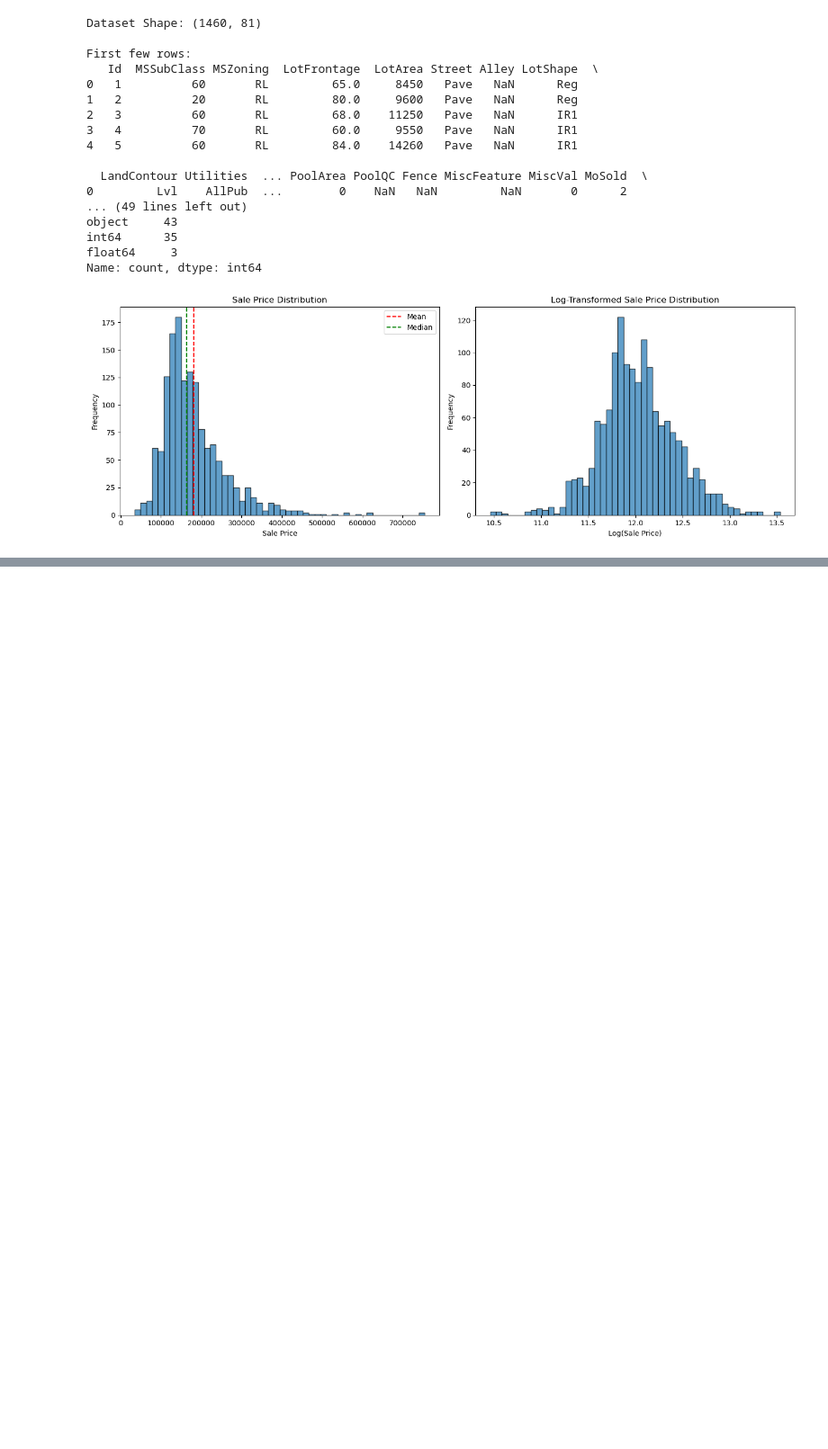
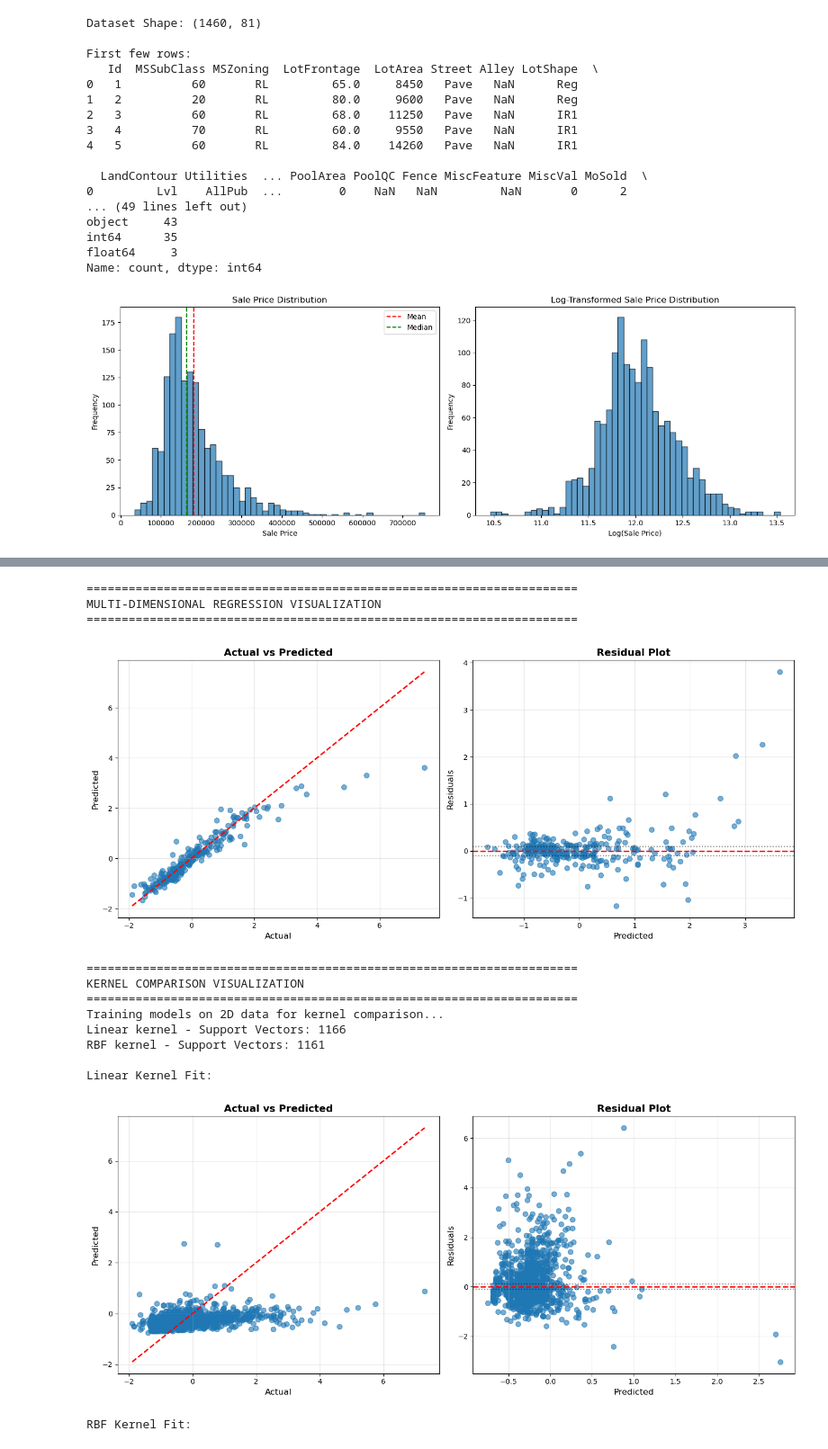
Before and after one commit to TakundaDanha/ml-models-from-scratch, a Jupyter notebook: notebooks/07_svm_demo.ipynb, the cells around one changed output, grey strips where cells are left out. Shown at 90% size. Saved outputs shown, nothing was run; the diff lists cells and outputs as text; code cells hidden in the pictures; blank space fills up the shorter version.

```diff
--- a/notebooks/07_svm_demo.ipynb
+++ b/notebooks/07_svm_demo.ipynb
@@ -154,0 +411,54 @@ could not convert string to float: 'RL'
+# %%
+print("\n" + "="*70)
+print("MULTI-DIMENSIONAL REGRESSION VISUALIZATION")
+print("="*70)
+
+# Use the best model for full visualization
+viz_best.plot_regression_fit(X_test, y_test)
+
+# CELL 13: Compare Linear vs RBF with SVMVisualizer
+print("\n" + "="*70)
+print("KERNEL COMPARISON VISUALIZATION")
+print("="*70)
+
+# For better visualization, use 2 features for 2D comparison
+if X_train.shape[1] >= 2:
+    # Use first 2 features
+    X_train_2d = X_train[:n_samples, :2]
+    y_train_2d = y_train[:n_samples]
+
+    print("Training models on 2D data for kernel comparison...")
+
+    # Train both kernels on 2D data
+    svm_2d_linear = SVMRegressor(C=1.0, epsilon=0.1, kernel='linear', max_iter=100)
+    svm_2d_rbf = SVMRegressor(C=1.0, epsilon=0.1, kernel='rbf', gamma='auto', max_iter=100)
+
+    svm_2d_linear.fit(X_train_2d, y_train_2d, verbose=False)
+    svm_2d_rbf.fit(X_train_2d, y_train_2d, verbose=False)
+
+    print(f"Linear kernel - Support Vectors: {len(svm_2d_linear.support_vectors)}")
+    print(f"RBF kernel - Support Vectors: {len(svm_2d_rbf.support_vectors)}")
+
+    # Visualize both
+    print("\nLinear Kernel Fit:")
+    viz_2d_linear = SVMVisualizer(svm_2d_linear)
+    viz_2d_linear.plot_regression_fit(X_train_2d, y_train_2d)
+
+    print("\nRBF Kernel Fit:")
+    viz_2d_rbf = SVMVisualizer(svm_2d_rbf)
+    viz_2d_rbf.plot_regression_fit(X_train_2d, y_train_2d)
+# %% [output]
+======================================================================
+MULTI-DIMENSIONAL REGRESSION VISUALIZATION
+======================================================================
+[figure, added]
+======================================================================
+KERNEL COMPARISON VISUALIZATION
+======================================================================
+Training models on 2D data for kernel comparison...
+Linear kernel - Support Vectors: 1166
+RBF kernel - Support Vectors: 1161
+
+Linear Kernel Fit:
+[figure, added]
+RBF Kernel Fit:
```
Also changed, not shown: parts of 16 cells of this notebook.
